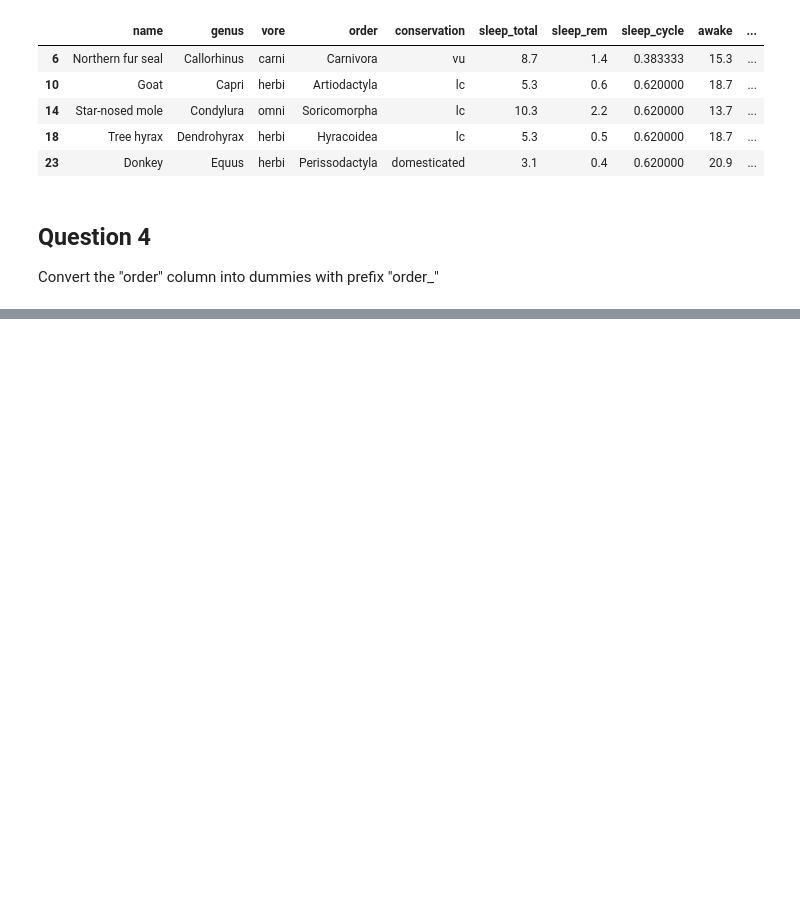
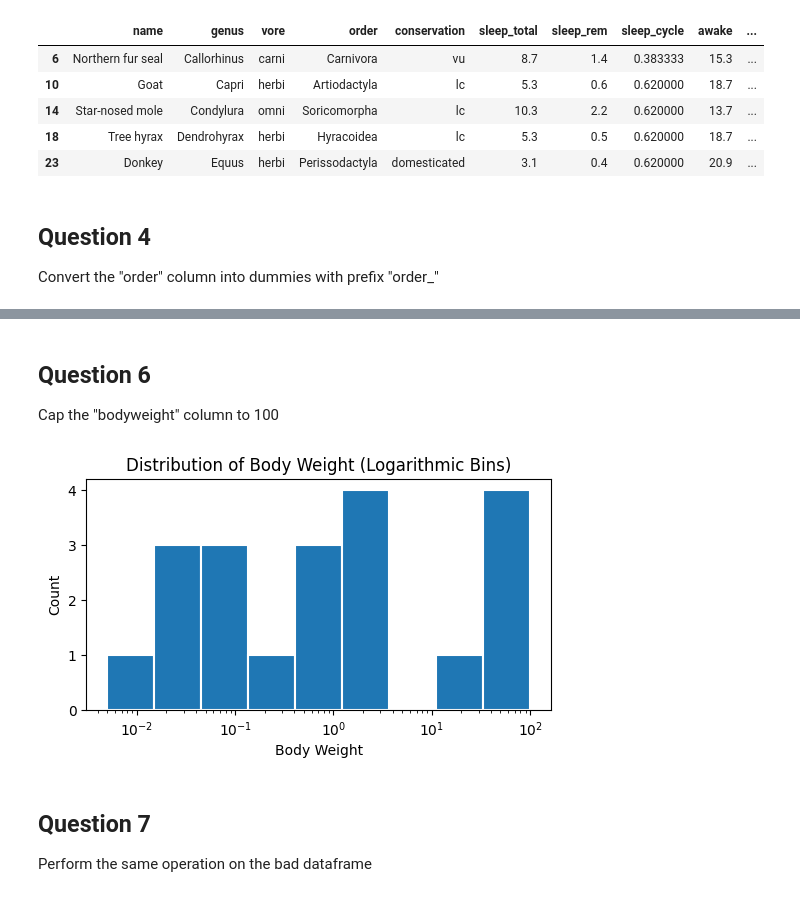
Before and after one commit to bryankeating10/Python-and-Math-for-ML, a Jupyter notebook: Module_5/Homework_5.ipynb, the cells around one changed output, grey strips where cells are left out. Drawn from its saved outputs; the diff is of its cells as text; code cells hidden in the pictures; blank space fills up the shorter version.

Commit message:
Questions 5 & 6

```diff
--- a/Module_5/Homework_5.ipynb
+++ b/Module_5/Homework_5.ipynb
@@ -54,0 +119,11 @@ False
+# %% [markdown]
+## Question 6
+Cap the "bodyweight" column to 100
+# %%
+good['bodywt'] = good['bodywt'].clip(upper=100)
+visualize_bw(good)
+# %% [output]
+[figure, added]
+# %% [markdown]
+## Question 7
+Perform the same operation on the bad dataframe
```
Also changed, not shown: parts of 5 cells of this notebook.
